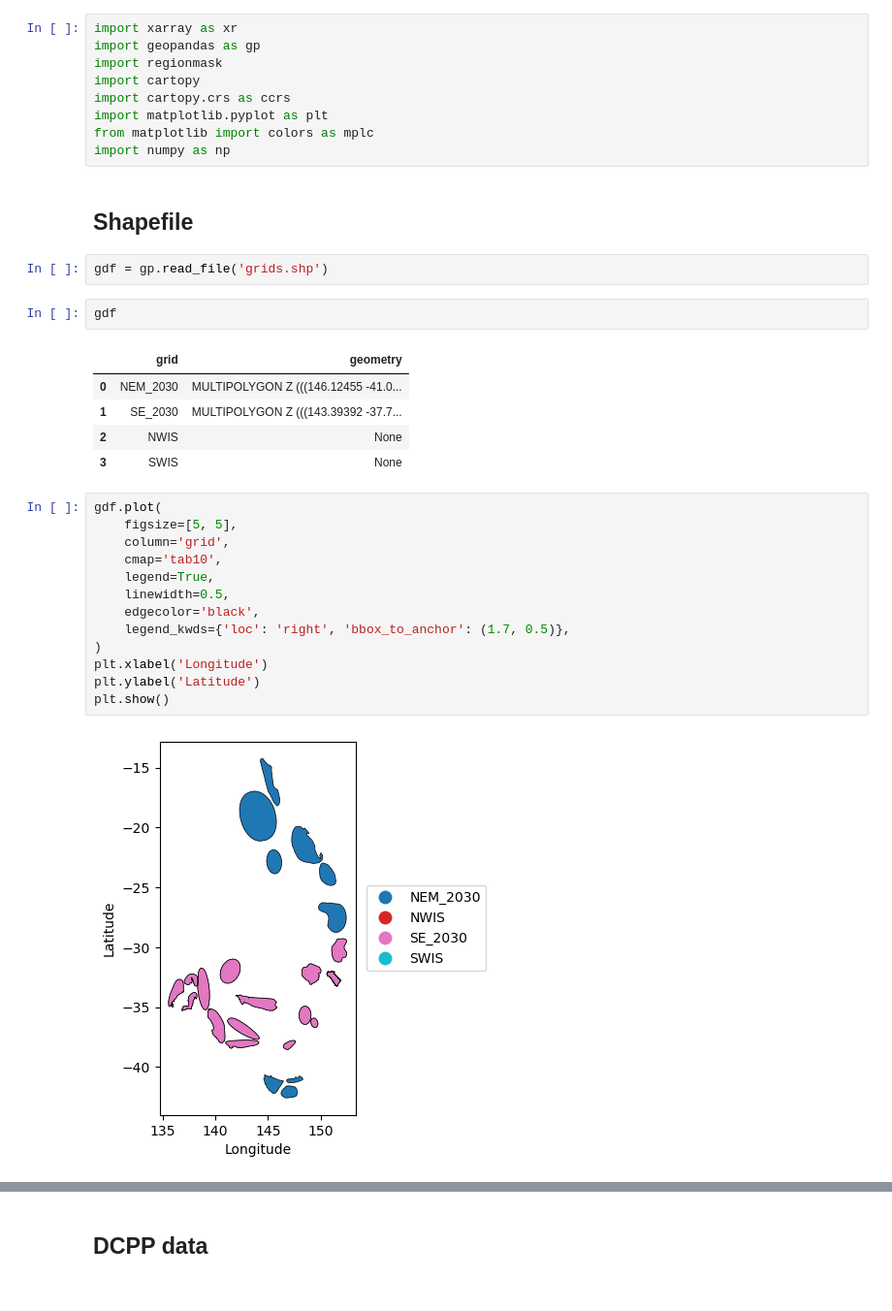
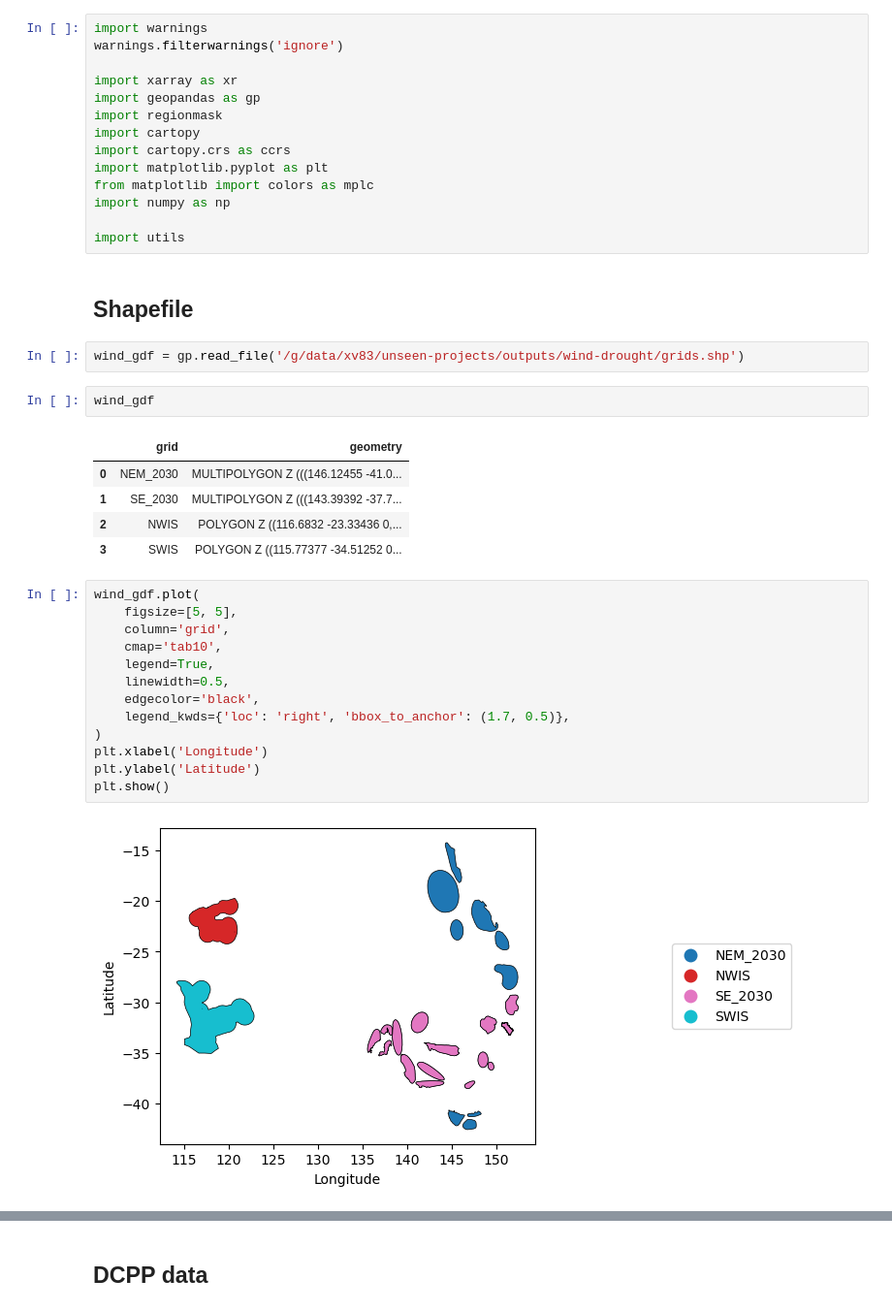
Before and after one commit to AusClimateService/unseen-projects, a Jupyter notebook: project-wind-drought/testing.ipynb, the cells around one changed output, grey strips where cells are left out. Shown at 97% size. Drawn from its saved outputs; the diff is of its cells as text.

Commit message:
Add plots

```diff
--- a/project-wind-drought/testing.ipynb
+++ b/project-wind-drought/testing.ipynb
@@ -1,4 +1,7 @@
 # %%
+import warnings
+warnings.filterwarnings('ignore')
+
 import xarray as xr
 import geopandas as gp
 import regionmask
@@ -7,30 +10,32 @@ import cartopy.crs as ccrs
 import matplotlib.pyplot as plt
 from matplotlib import colors as mplc
 import numpy as np
+
+import utils
-# %% [markdown]
-## Shapefile
+# %% [markdown]
+## Shapefile
 # %%
-gdf = gp.read_file('grids.shp')
+wind_gdf = gp.read_file('/g/data/xv83/unseen-projects/outputs/wind-drought/grids.shp')
 # %%
-gdf
+wind_gdf
 # %% [output]
 |  | grid | geometry |
 | 0 | NEM_2030 | MULTIPOLYGON Z (((146.12455 -41.0... |
 | 1 | SE_2030 | MULTIPOLYGON Z (((143.39392 -37.7... |
-| 2 | NWIS | None |
-| 3 | SWIS | None |
+| 2 | NWIS | POLYGON Z ((116.6832 -23.33436 0,... |
+| 3 | SWIS | POLYGON Z ((115.77377 -34.51252 0... |
 # %%
-gdf.plot(
+wind_gdf.plot(
     figsize=[5, 5],
     column='grid',
     cmap='tab10',
     legend=True,
     linewidth=0.5,
     edgecolor='black',
     legend_kwds={'loc': 'right', 'bbox_to_anchor': (1.7, 0.5)},
 )
 plt.xlabel('Longitude')
 plt.ylabel('Latitude')
 plt.show()
 # %% [output]
-[figure, old version]
+[figure, new version]
```
Also changed, not shown: parts of 31 cells of this notebook, 1 other file.
